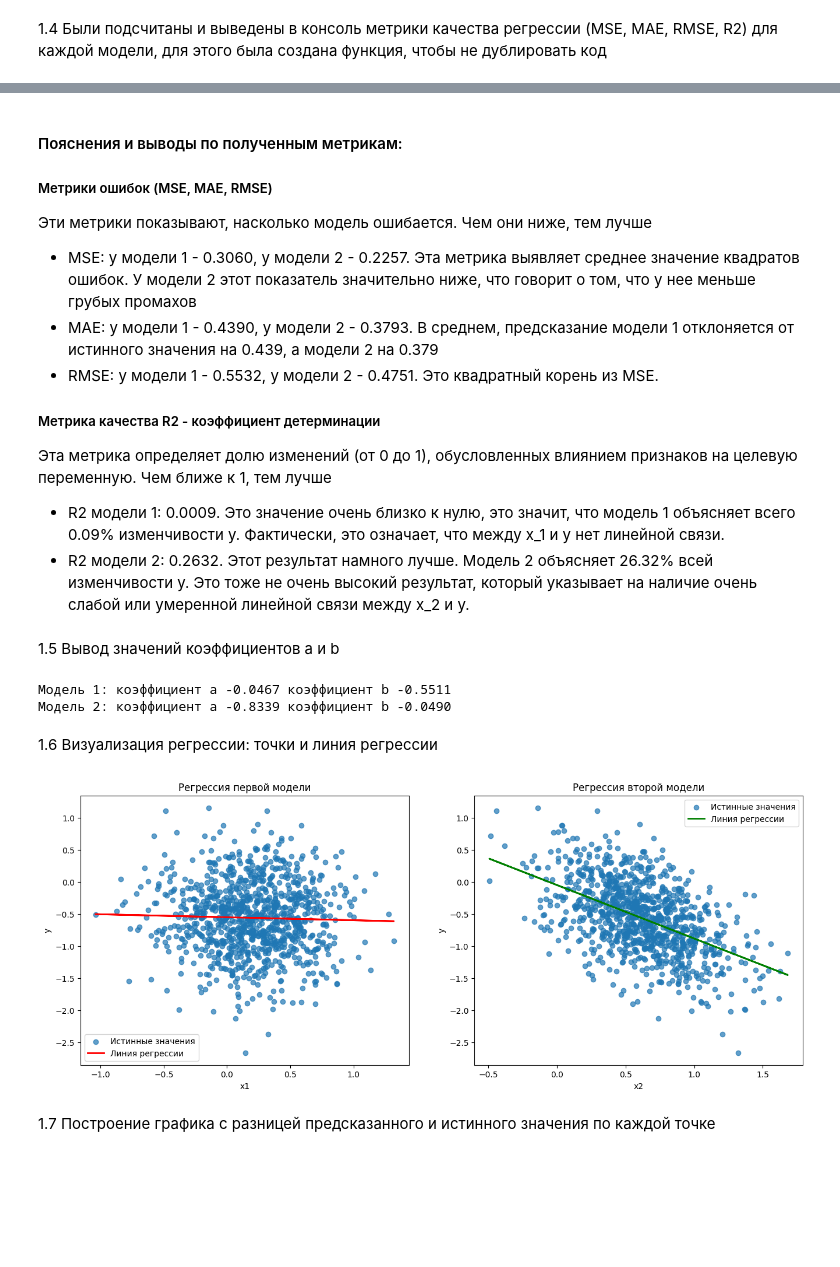
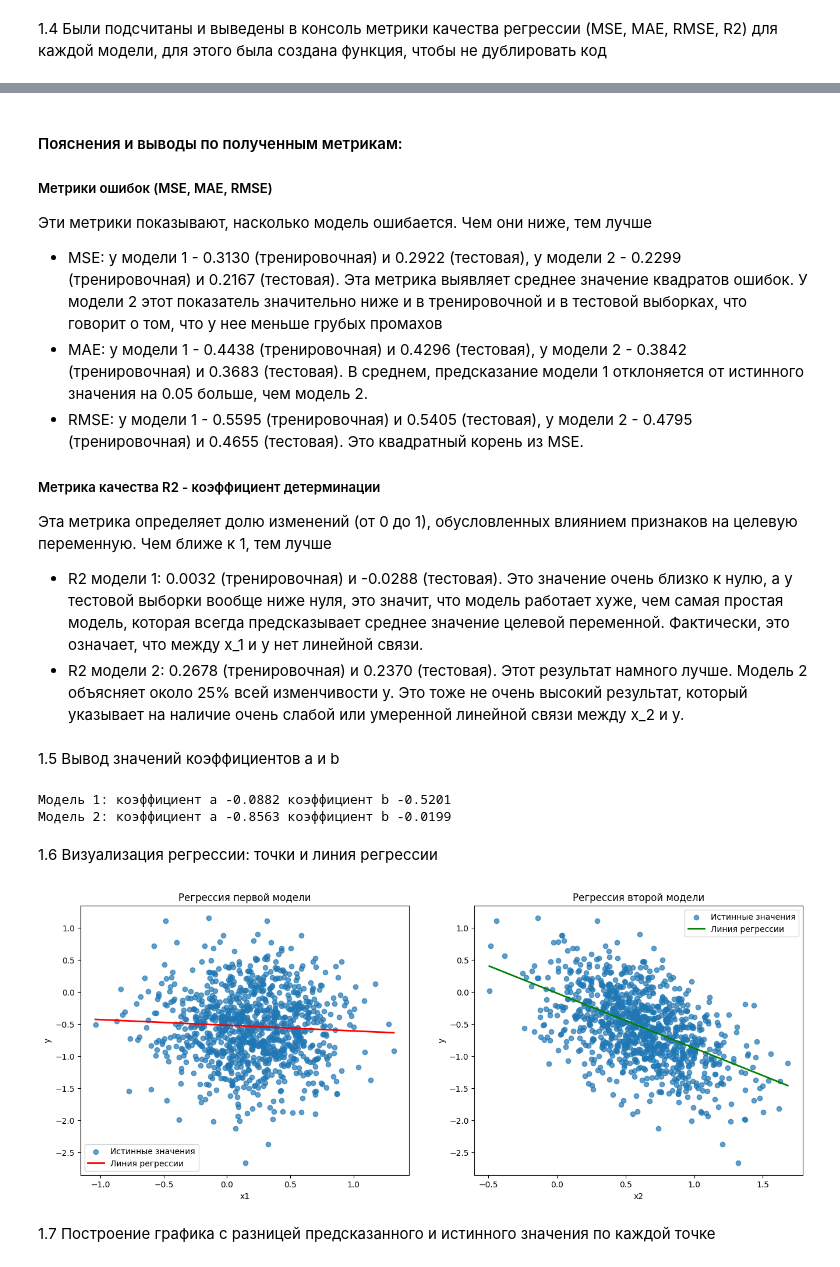
Before and after one commit to Birobizhan/introduction_data_analysis, a Jupyter notebook: lab3/ЛР3_Федоров_4.ipynb, the cells around one changed output, grey strips where cells are left out. Saved outputs shown, nothing was run; the diff lists cells and outputs as text; code cells hidden in the pictures; blank space fills up the shorter version.

```diff
--- a/lab3/ЛР3_Федоров_4.ipynb
+++ b/lab3/ЛР3_Федоров_4.ipynb
@@ -31,18 +32,21 @@ df_var4 = pd.read_excel('regression.xlsx', sheet_name=3)
 # %%
 # Подготовка данных для первой модели
-x1 = df_var4[['x1']]
-y = df_var4['y']
+X1_train, X1_test, y1_train, y1_test = train_test_split(
+    df_var4[['x1']], df_var4['y'], test_size=0.3, random_state=42
+)
+
+# Подготовка данных для второй модели
+X2_train, X2_test, y2_train, y2_test = train_test_split(
+    df_var4[['x2']], df_var4['y'], test_size=0.3, random_state=42
+)
 
 # Создание и обучение первой модели
 model_x1 = LinearRegression()
-model_x1.fit(x1, y)
-
-# Подготовка данных для второй модели
-x2 = df_var4[['x2']]
+model_x1.fit(X1_train, y1_train)
 
 # Создание и обучение второй модели
 model_x2 = LinearRegression()
-model_x2.fit(x2, y)
+model_x2.fit(X2_train, y2_train)
 # %% [output]
 LinearRegression()
 # %% [markdown]
@@ -109,13 +133,13 @@ R2: 0.2632
 #### Пояснения и выводы по полученным метрикам:
 ##### Метрики ошибок (MSE, MAE, RMSE)
 Эти метрики показывают, насколько модель ошибается. Чем они ниже, тем лучше
-- MSE: у модели 1 - 0.3060, у модели 2 - 0.2257. Эта метрика выявляет среднее значение квадратов ошибок. У модели 2 этот показатель значительно ниже, что говорит о том, что у нее меньше грубых промахов
-- MAE: у модели 1 - 0.4390, у модели 2 - 0.3793. В среднем, предсказание модели 1 отклоняется от истинного значения на 0.439, а модели 2 на 0.379
-- RMSE: у модели 1 - 0.5532, у модели 2 - 0.4751. Это квадратный корень из MSE.
+- MSE: у модели 1 - 0.3130 (тренировочная) и 0.2922 (тестовая), у модели 2 - 0.2299 (тренировочная) и 0.2167 (тестовая). Эта метрика выявляет среднее значение квадратов ошибок. У модели 2 этот показатель значительно ниже и в тренировочной и в тестовой выборках, что говорит о том, что у нее меньше грубых промахов
+- MAE: у модели 1 - 0.4438 (тренировочная) и 0.4296 (тестовая), у модели 2 - 0.3842 (тренировочная) и 0.3683 (тестовая). В среднем, предсказание модели 1 отклоняется от истинного значения на 0.05 больше, чем модель 2.
+- RMSE: у модели 1 - 0.5595 (тренировочная) и 0.5405 (тестовая), у модели 2 - 0.4795 (тренировочная) и 0.4655 (тестовая). Это квадратный корень из MSE.
 ##### Метрика качества R2 - коэффициент детерминации
 Эта метрика определяет долю изменений (от 0 до 1), обусловленных влиянием признаков на целевую переменную. Чем ближе к 1, тем лучше
-- R2 модели 1: 0.0009. Это значение очень близко к нулю, это значит, что модель 1 объясняет всего 0.09% изменчивости y. Фактически, это означает, что между x_1 и y нет линейной связи.
-- R2 модели 2: 0.2632. Этот результат намного лучше. Модель 2 объясняет 26.32% всей изменчивости y. Это тоже не очень высокий результат, который указывает на наличие очень слабой или умеренной линейной связи между x_2 и y.
+- R2 модели 1: 0.0032 (тренировочная) и -0.0288 (тестовая). Это значение очень близко к нулю, а у тестовой выборки вообще ниже нуля, это значит, что модель работает хуже, чем самая простая модель, которая всегда предсказывает среднее значение целевой переменной. Фактически, это означает, что между x_1 и y нет линейной связи.
+- R2 модели 2: 0.2678 (тренировочная) и 0.2370 (тестовая). Этот результат намного лучше. Модель 2 объясняет около 25% всей изменчивости y. Это тоже не очень высокий результат, который указывает на наличие очень слабой или умеренной линейной связи между x_2 и y.
 # %% [markdown]
 1.5 Вывод значений коэффициентов a и b
 # %%
@@ -129,32 +153,48 @@ a2 = model_x2.coef_[0]
 b2 = model_x2.intercept_
 print(f"Модель 2: коэффициент a {a2:.4f} коэффициент b {b2:.4f}")
 # %% [output]
-Модель 1: коэффициент a -0.0467 коэффициент b -0.5511
-Модель 2: коэффициент a -0.8339 коэффициент b -0.0490
+Модель 1: коэффициент a -0.0882 коэффициент b -0.5201
+Модель 2: коэффициент a -0.8563 коэффициент b -0.0199
 # %% [markdown]
 1.6 Визуализация регрессии: точки и линия регрессии
 # %%
+# Получение коэффициентов регрессии для x1
+a1 = model_x1.coef_[0]
+b1 = model_x1.intercept_
+
+# Получение коэффициентов регрессии для x2
+a2 = model_x2.coef_[0]
+b2 = model_x2.intercept_
+
+# Линия регрессии x1
+x_min_1 = df_var4['x1'].min()
+x_max_1 = df_var4['x1'].max()
+
+# Линия регрессии x2
+x_min_2 = df_var4['x2'].min()
+x_max_2 = df_var4['x2'].max()
+
 # Создание фигуры с двумя областями для графиков
 fig, (ax1, ax2) = plt.subplots(1, 2, figsize=(16, 6))
 
 # График для первой модели
-ax1.scatter(x1, y, label='Истинные значения', alpha=0.7)
-ax1.plot(x1, y_pred_x1, color='red', linewidth=2, label='Линия регрессии')
+ax1.scatter(df_var4['x1'], df_var4['y'], label='Истинные значения', alpha=0.7)
+ax1.plot([x_min_1, x_max_1], [a1*x_min_1 + b1, a1*x_max_1 + b1], color='red', linewidth=2, label='Линия регрессии')
 ax1.set_title('Регрессия первой модели')
 ax1.set_xlabel('x1')
 ax1.set_ylabel('y')
 ax1.legend()
 
 # График для второй модели
-ax2.scatter(x2, y, label='Истинные значения', alpha=0.7)
-ax2.plot(x2, y_pred_x2, color='green', linewidth=2, label='Линия регрессии')
+ax2.scatter(df_var4['x2'], df_var4['y'], label='Истинные значения', alpha=0.7)
+ax2.plot([x_min_2, x_max_2], [a2*x_min_2 + b2, a2*x_max_2 + b2], color='green', linewidth=2, label='Линия регрессии')
 ax2.set_title('Регрессия второй модели')
 ax2.set_xlabel('x2')
 ax2.set_ylabel('y')
 ax2.legend()
 
 plt.show()
 # %% [output]
-[figure, old version]
+[figure, new version]
 # %% [markdown]
 1.7 Построение графика с разницей предсказанного и истинного значения по каждой точке
```
Also changed, not shown: parts of 7 cells of this notebook.
